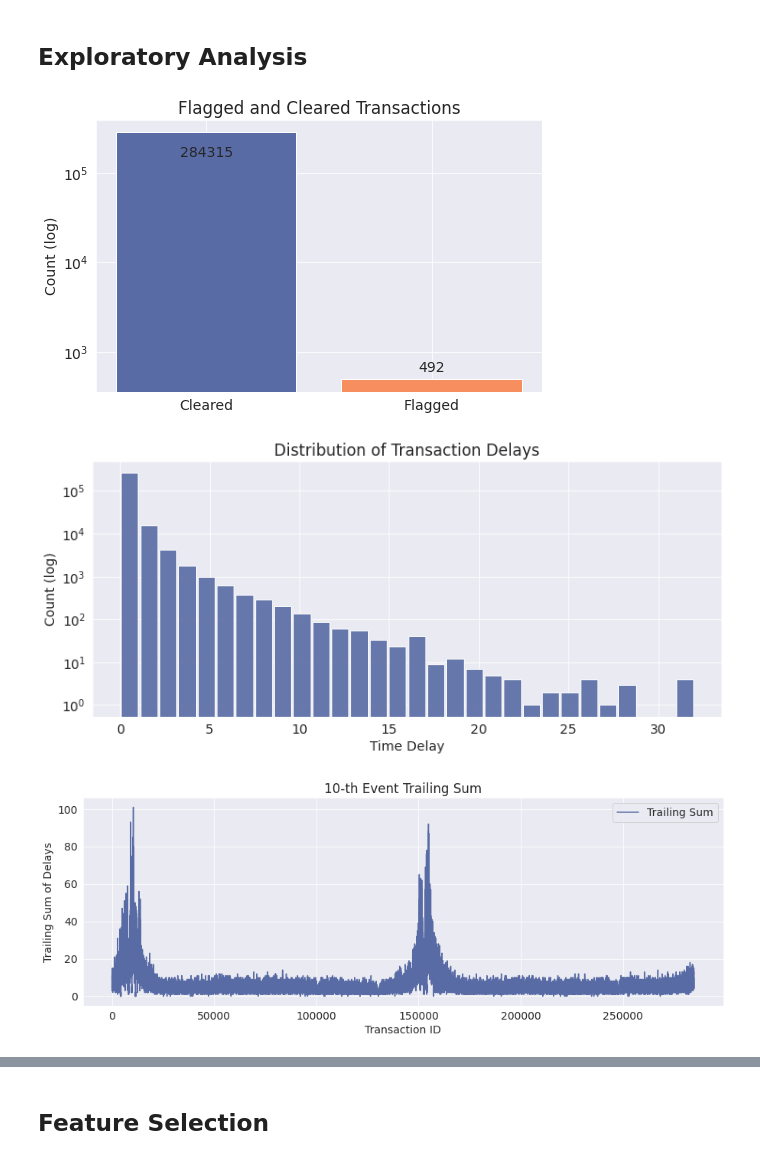
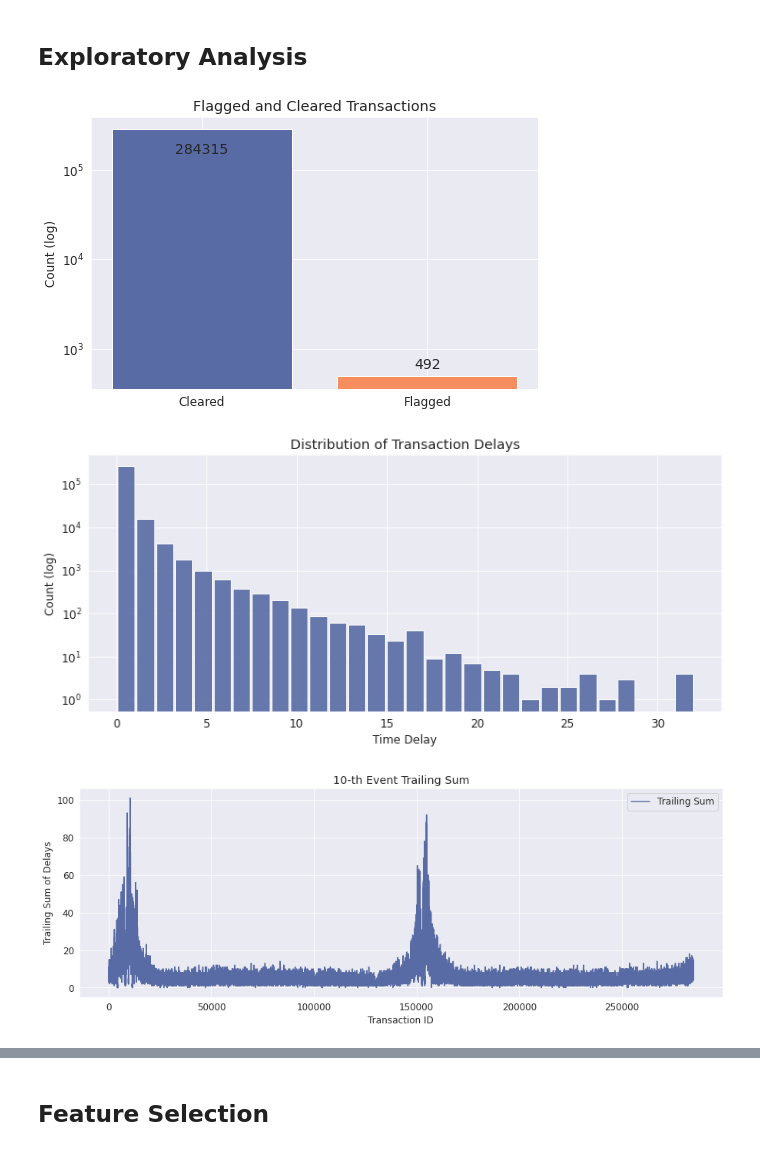
Before and after one commit to TheodorIvanov/Summer_Project, a Jupyter notebook: summer_project_combined.ipynb, the cells around one changed output, grey strips where cells are left out. Drawn from its saved outputs; the diff is of its cells as text; code cells hidden in the pictures.

```diff
--- a/summer_project_combined.ipynb
+++ b/summer_project_combined.ipynb
@@ -220,7 +219,7 @@ def RoC(ture_class, reconstruction_error, name):
 ## Exploratory Analysis
 # %%
 df = pd.read_csv('creditcard.csv')
-matplotlib.rcParams.update({'font.size': 14})
+matplotlib.rcParams.update({'font.size': 12})
 # Descriptives and checking for NaNs
 
 # print('\n Shape \n =================================== \n',  df.shape)
@@ -285,33 +284,33 @@ plt.figure(figsize=(5*4,4*7))
 gs = gridspec.GridSpec(7, 4)
 
 for i, c in enumerate(df[features]):
  ax = plt.subplot(gs[i])
  plt.subplots_adjust(hspace=0.3)
  sns.distplot(df[c][df.Class == 0], bins=50, label='Cleared')
  sns.distplot(df[c][df.Class == 1], bins=50, label='Flagged')
  ax.set_xlabel('')
  ax.set_title('Feature ' + str(c))
  plt.legend(loc=2)
 plt.savefig('distr.svg')
 plt.show()
 
 #Plotting the correlation matrix
 
 plt.figure(figsize=(24,12))
 sns.heatmap(round(df.loc[:, df.columns != 'Time'].corr(), 3),
             cmap = cont,
             annot=True)
 plt.xticks(rotation=45)
 plt.title('Correlation Matrix for Raw Data')
 plt.savefig('corr.svg')
 plt.show()
 
 # Scaling the data
 
 scaled = pd.DataFrame(StandardScaler().fit_transform(df.drop(['Time','Class'], axis=1)),
                       columns=df.drop(['Time','Class'], axis=1).columns) # scaling all columns apart from Time and Class
 scaled['Class'] = df['Class']
 # %% [output]
-[figure, old version]
+[figure, new version]
-[figure, old version]
+[figure, new version]
-[figure, old version]
+[figure, new version]
```
Also changed, not shown: parts of 8 cells of this notebook.
